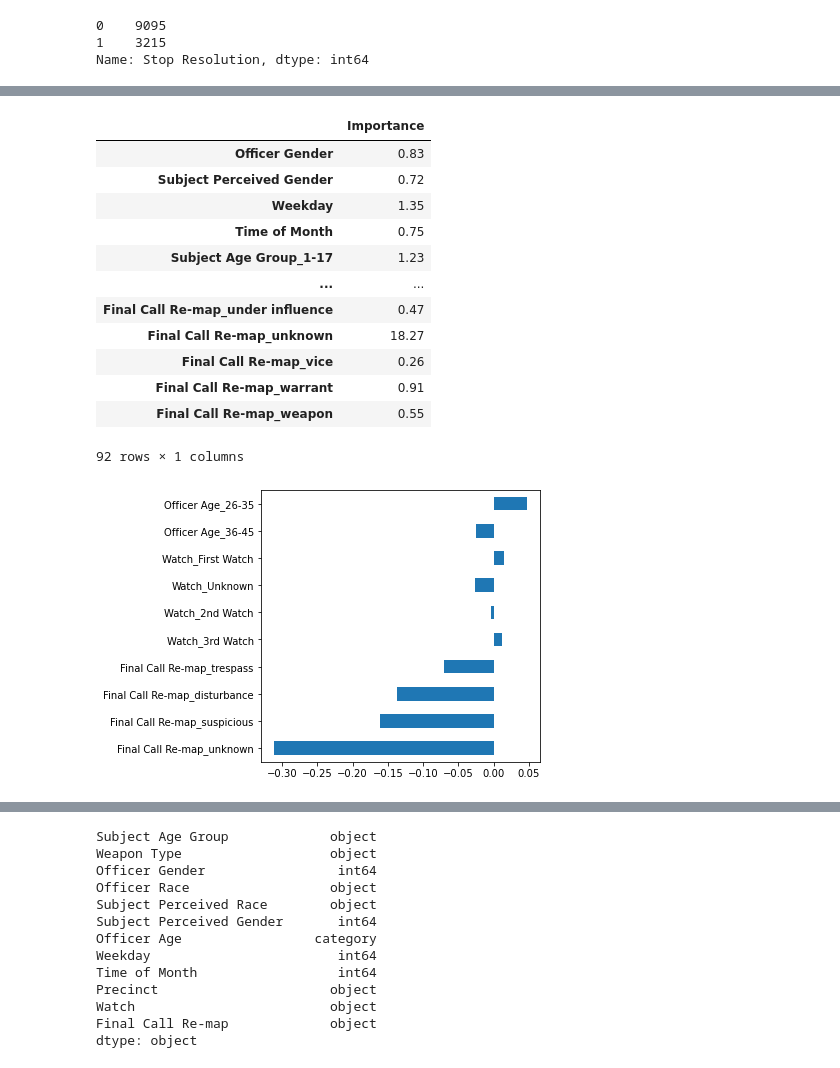
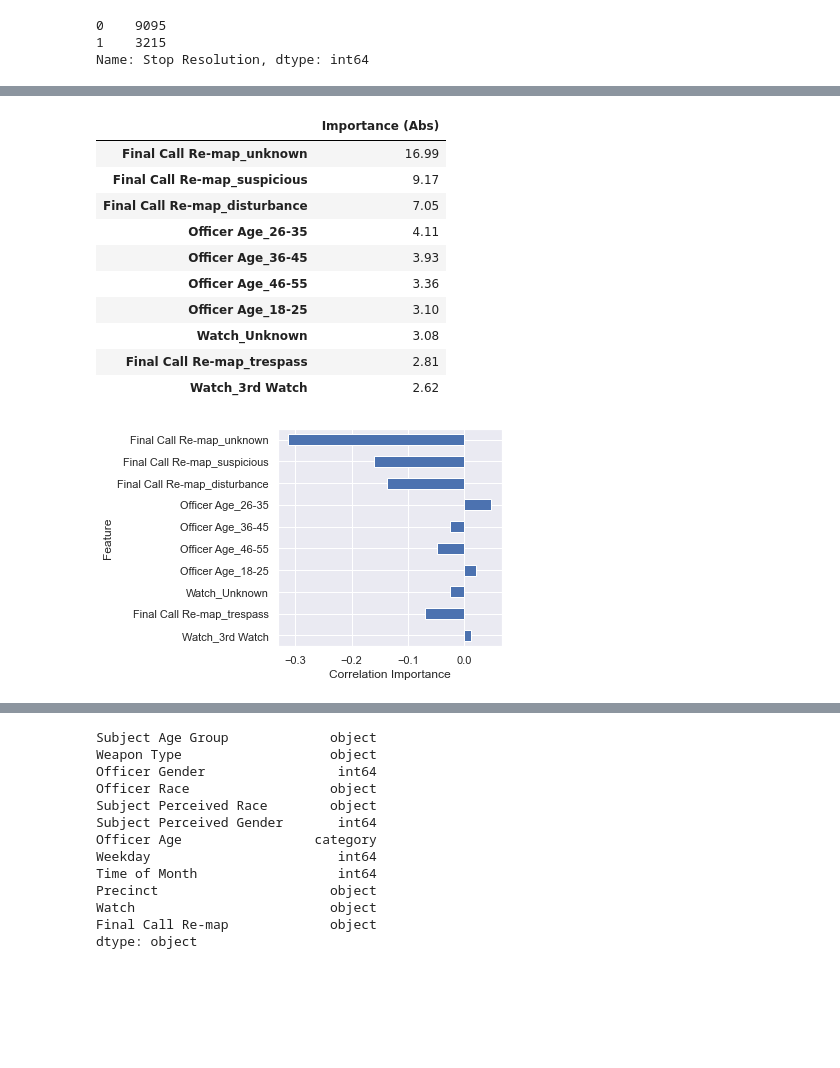
Before and after one commit to sn95033/Terry-Stops-Analysis, a Jupyter notebook: Terry Stops v10.ipynb, the cells around one changed output, grey strips where cells are left out. Cells and saved outputs as stored; diff of their text form; code cells hidden in the pictures; blank space fills up the shorter version.

```diff
--- a/Terry Stops v10.ipynb
+++ b/Terry Stops v10.ipynb
@@ -2016,31 +1985,31 @@ comparison = pd.merge(comparison,comps, left_index = True, right_index=True)
 # %%
 importance = pd.DataFrame(clf.feature_importances_, index = X.columns)
-importance.rename(columns = {0: "Importance"}, inplace = True)
-importance
+
+importance.rename(columns = {0: "Importance (Abs)"}, inplace = True)
+
+importance.sort_values(ascending = False, by = "Importance (Abs)", inplace = True)
+importance.head(10)
 # %% [output]
-|  | Importance |
-| Officer Gender | 0.83 |
-| Subject Perceived Gender | 0.72 |
-| Weekday | 1.35 |
-| Time of Month | 0.75 |
-| Subject Age Group_1-17 | 1.23 |
-| ... | ... |
-| Final Call Re-map_under influence | 0.47 |
-| Final Call Re-map_unknown | 18.27 |
-| Final Call Re-map_vice | 0.26 |
-| Final Call Re-map_warrant | 0.91 |
-| Final Call Re-map_weapon | 0.55 |
+|  | Importance (Abs) |
+| Final Call Re-map_unknown | 16.99 |
+| Final Call Re-map_suspicious | 9.17 |
+| Final Call Re-map_disturbance | 7.05 |
+| Officer Age_26-35 | 4.11 |
+| Officer Age_36-45 | 3.93 |
+| Officer Age_46-55 | 3.36 |
+| Officer Age_18-25 | 3.10 |
+| Watch_Unknown | 3.08 |
+| Final Call Re-map_trespass | 2.81 |
+| Watch_3rd Watch | 2.62 |
-92 rows × 1 columns
 # %%
 importance1 = pd.Series(clf.feature_importances_, index = X.columns)
-importance1.sort_values(ascending = False, inplace = True)
-top_features1 = importance1.head(10).index
+importance1.sort_values(ascending = True, inplace = True)
+top_features1 = importance1.tail(10).index
 importance2 = pd.concat([X,y], axis=1)[[*top_features1, 'Stop Resolution']].corr().loc['Stop Resolution']
 importance2.drop('Stop Resolution',inplace = True)
-importance2
-importance2.plot(kind = 'barh',figsize =(5,5));
+importance2.plot(kind = 'barh',figsize =(4,4)).set(xlabel='Correlation Importance', ylabel='Feature');
 # %% [output]
-[figure, old version]
+[figure, new version]
 # %%
 plt.savefig("Factors for arrests F.png")
 # %% [output]
```
Also changed, not shown: parts of 81 cells of this notebook, 34 other files.
